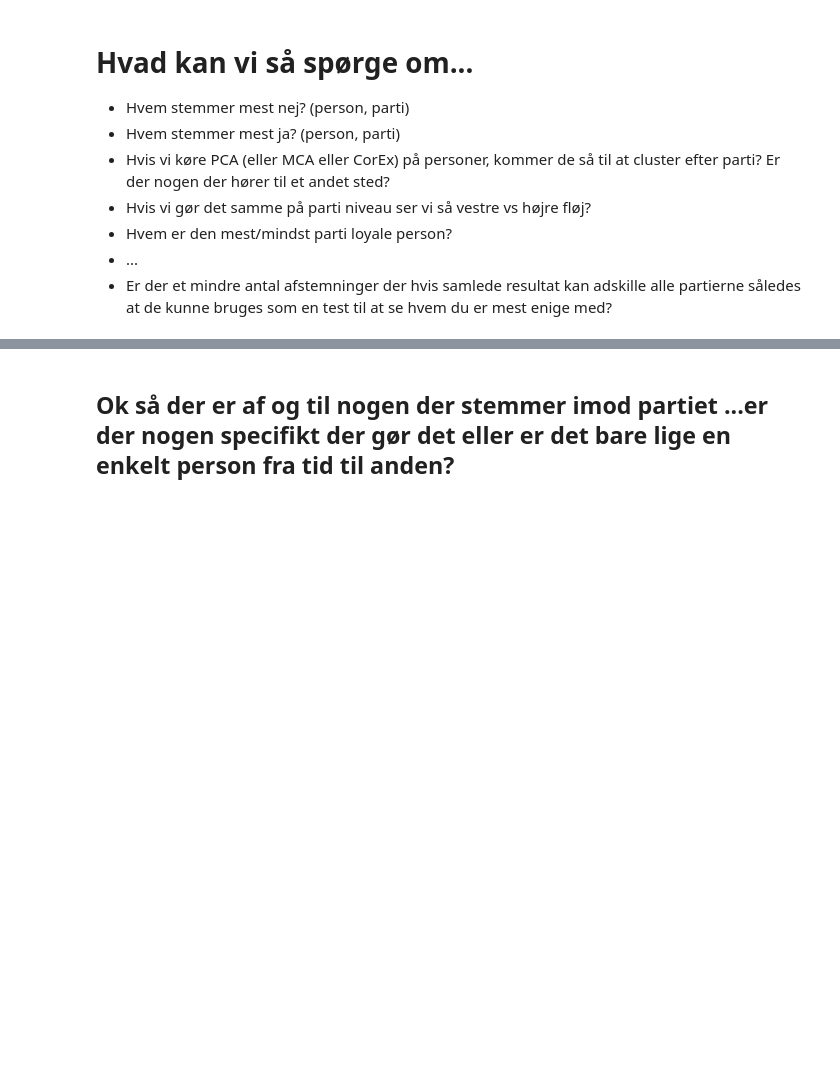
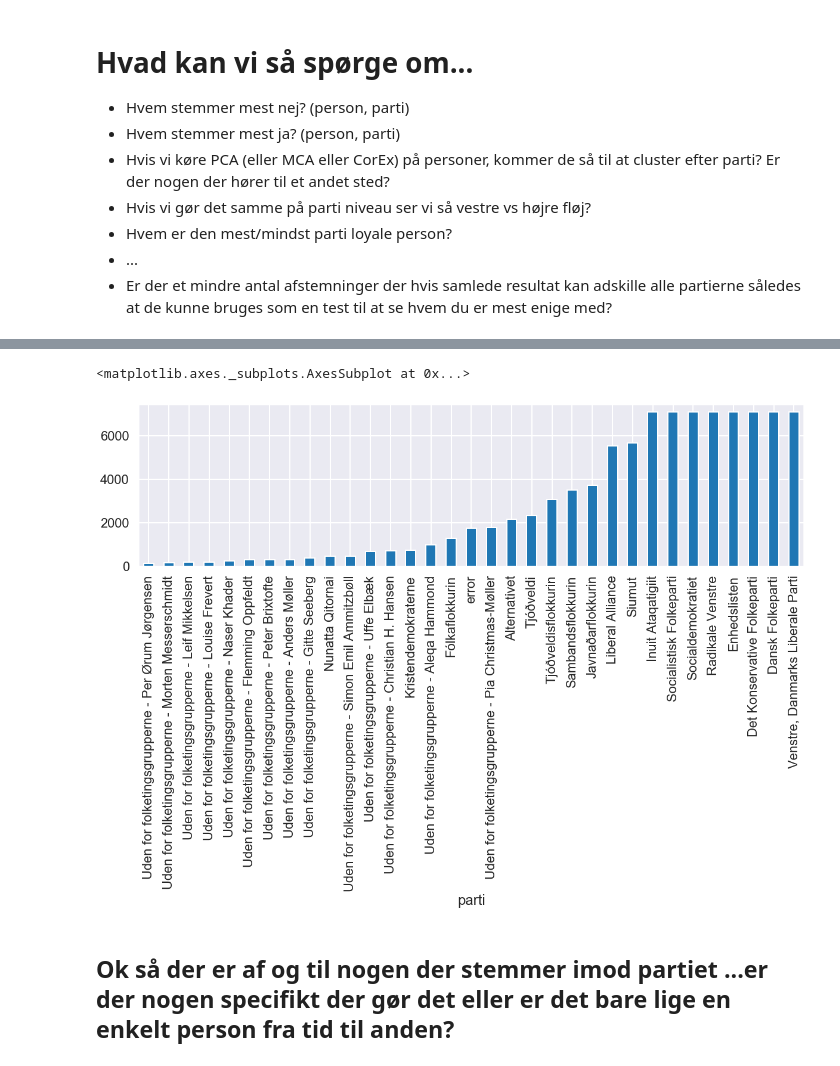
Before and after one commit to cfblaeb/politik, a Jupyter notebook: analyse.ipynb, the cells around one changed output, grey strips where cells are left out. Cells and saved outputs as stored; diff of their text form; code cells hidden in the pictures; blank space fills up the shorter version.

```diff
--- a/analyse.ipynb
+++ b/analyse.ipynb
@@ -282,3 +282,8 @@ dtype: float64
+# %%
+stemmer.pivot_table(columns='parti', index='afstemning', aggfunc=len).count()['stemt'].sort_values().plot(kind='bar', figsize=(20,5))
+# %% [output]
+<matplotlib.axes._subplots.AxesSubplot at 0x...>
+[figure, added]
 # %% [markdown]
 ## Ok så der er af og til nogen der stemmer imod partiet ...er der nogen specifikt der gør det eller er det bare lige en enkelt person fra tid til anden?
 # %%
```
Also changed, not shown: parts of 37 cells of this notebook, 12 other files.
